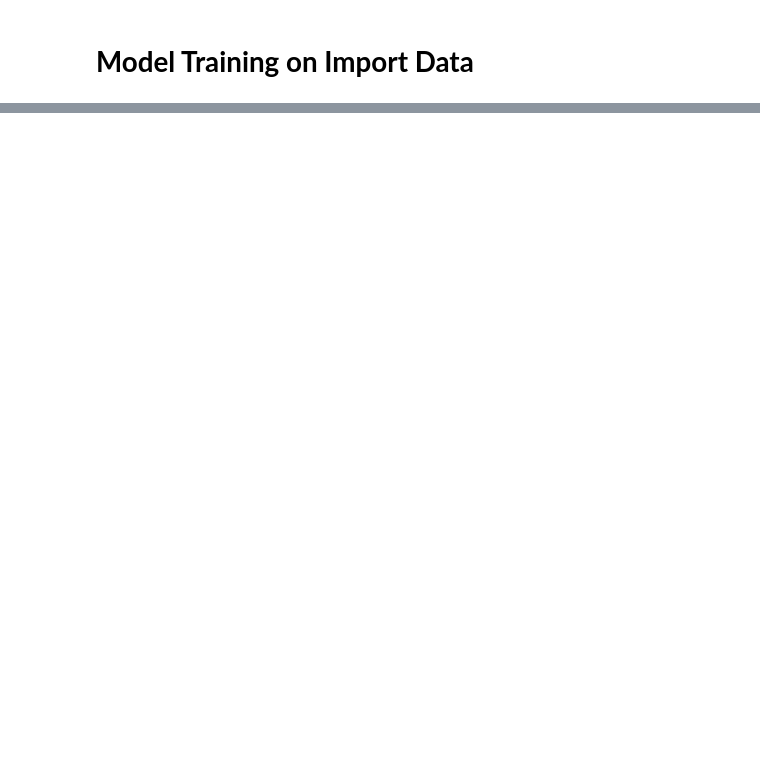
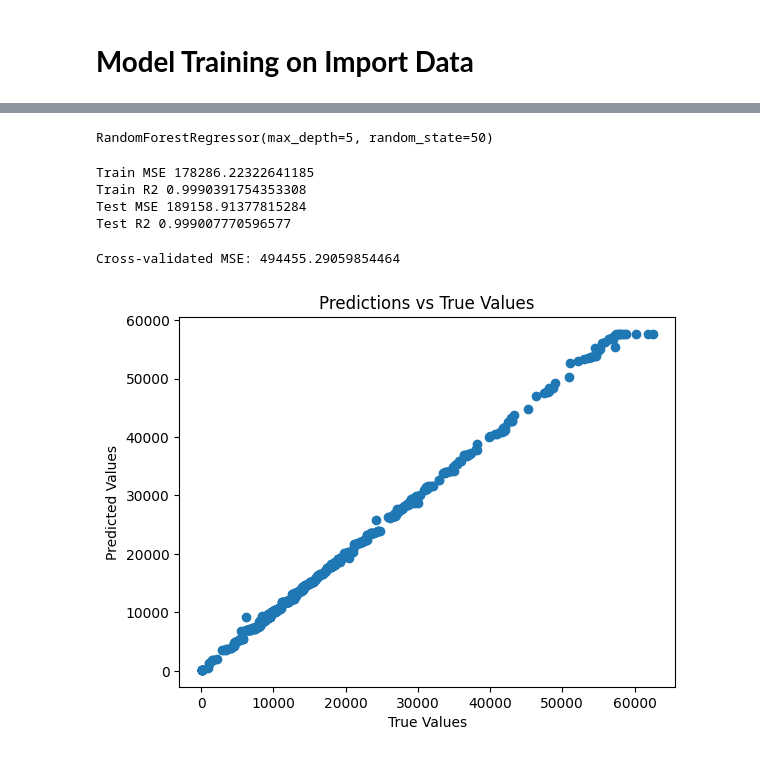
Before and after one commit to hamzaabialal/data, a Jupyter notebook: Crop_Prediction.ipynb, the cells around one changed output, grey strips where cells are left out. Drawn from its saved outputs; the diff is of its cells as text; code cells hidden in the pictures; blank space fills up the shorter version.

```diff
--- a/Crop_Prediction.ipynb
+++ b/Crop_Prediction.ipynb
@@ -527,0 +743,7 @@ plt.show()
+# %%
+import pandas as pd
+print(x_price_data.columns)
+
+# Assuming x_price_data is your DataFrame
+x_price_data = pd.get_dummies(x_price_data, columns=['Crop', 'city'], drop_first=True)
+x_price_data.dtypes
@@ -527,0 +766,49 @@ plt.show()
+# %%
+from sklearn.model_selection import train_test_split
+x_train, x_test, y_train, y_test = train_test_split(x_price_data,y_price_data, test_size=0.2, random_state=100)
+# %%
+from sklearn.linear_model import LinearRegression
+from sklearn.ensemble import RandomForestRegressor
+regressor = RandomForestRegressor(max_depth=5, random_state=50)
+
+# Fit the model
+regressor.fit(x_train, y_train)
+# %% [output]
+RandomForestRegressor(max_depth=5, random_state=50)
+# %%
+lr_price_pred = regressor.predict(x_train)
+lr_price_test_pred = regressor.predict(x_test)
+# %%
+from sklearn.metrics import mean_squared_error, r2_score
+
+# Calculate MSE and R² for training and testing data
+lr_train_mse = mean_squared_error(y_train, lr_price_pred)
+lr_train_r2 = r2_score(y_train, lr_price_pred)
+lr_test_mse = mean_squared_error(y_test, lr_price_test_pred)
+lr_test_r2 = r2_score(y_test, lr_price_test_pred)
+print("Train MSE", lr_train_mse)
+print("Train R2", lr_train_r2)
+print("Test MSE", lr_test_mse)
+print("Test R2", lr_test_r2)
+# %% [output]
+Train MSE 178286.22322641185
+Train R2 0.9990391754353308
+Test MSE 189158.91377815284
+Test R2 0.999007770596577
+# %%
+from sklearn.model_selection import cross_val_score
+
+scores = cross_val_score(regressor, x_price_data, y_price_data, cv=5, scoring='neg_mean_squared_error')
+print("Cross-validated MSE:", -scores.mean())
+from sklearn.model_selection import cross_val_score
+
+import matplotlib.pyplot as plt
+
+plt.scatter(y_test, lr_price_test_pred)
+plt.xlabel('True Values')
+plt.ylabel('Predicted Values')
+plt.title('Predictions vs True Values')
+plt.show()
+# %% [output]
+Cross-validated MSE: 494455.29059854464
+[figure, added]
```
Also changed, not shown: parts of 38 cells of this notebook.
